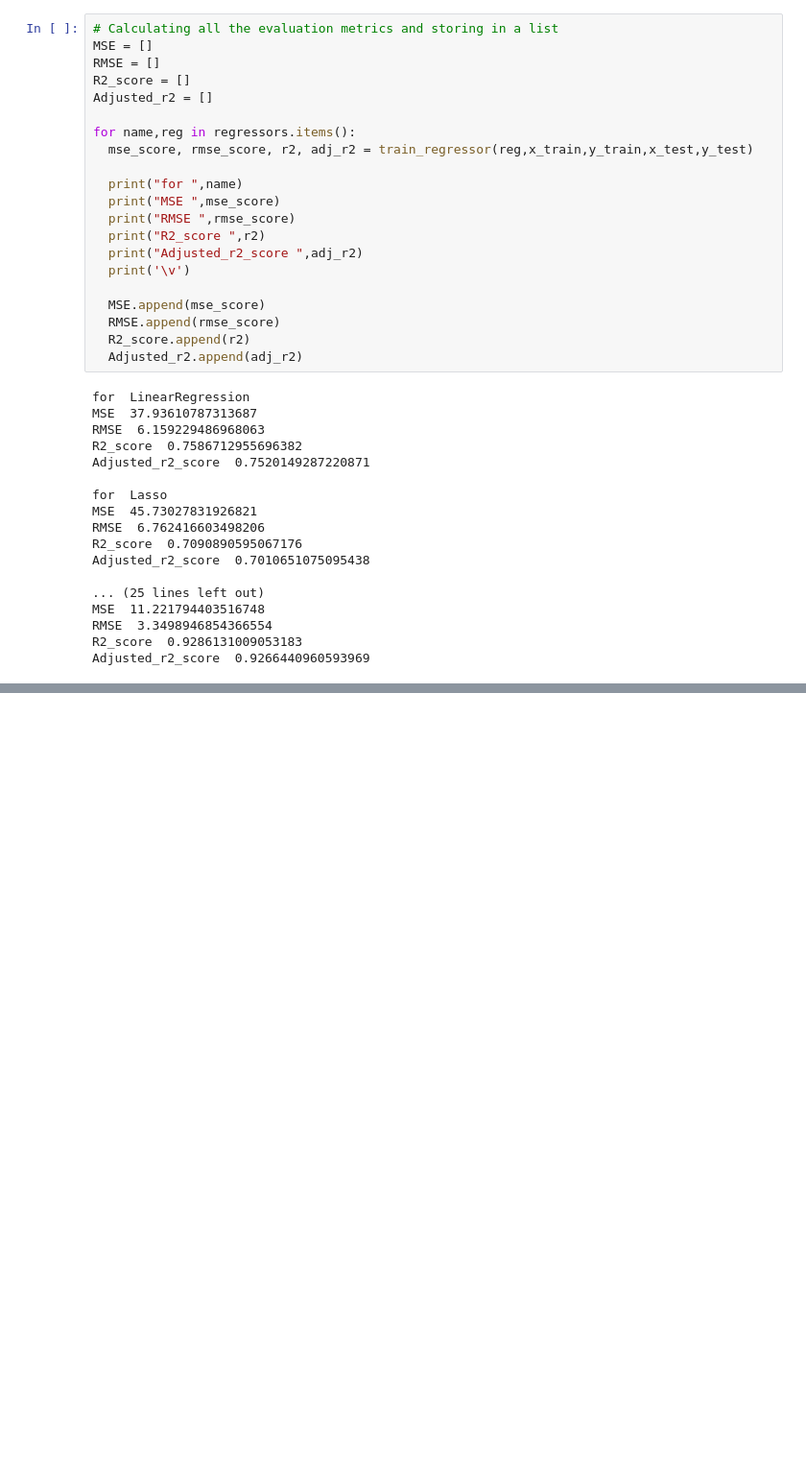
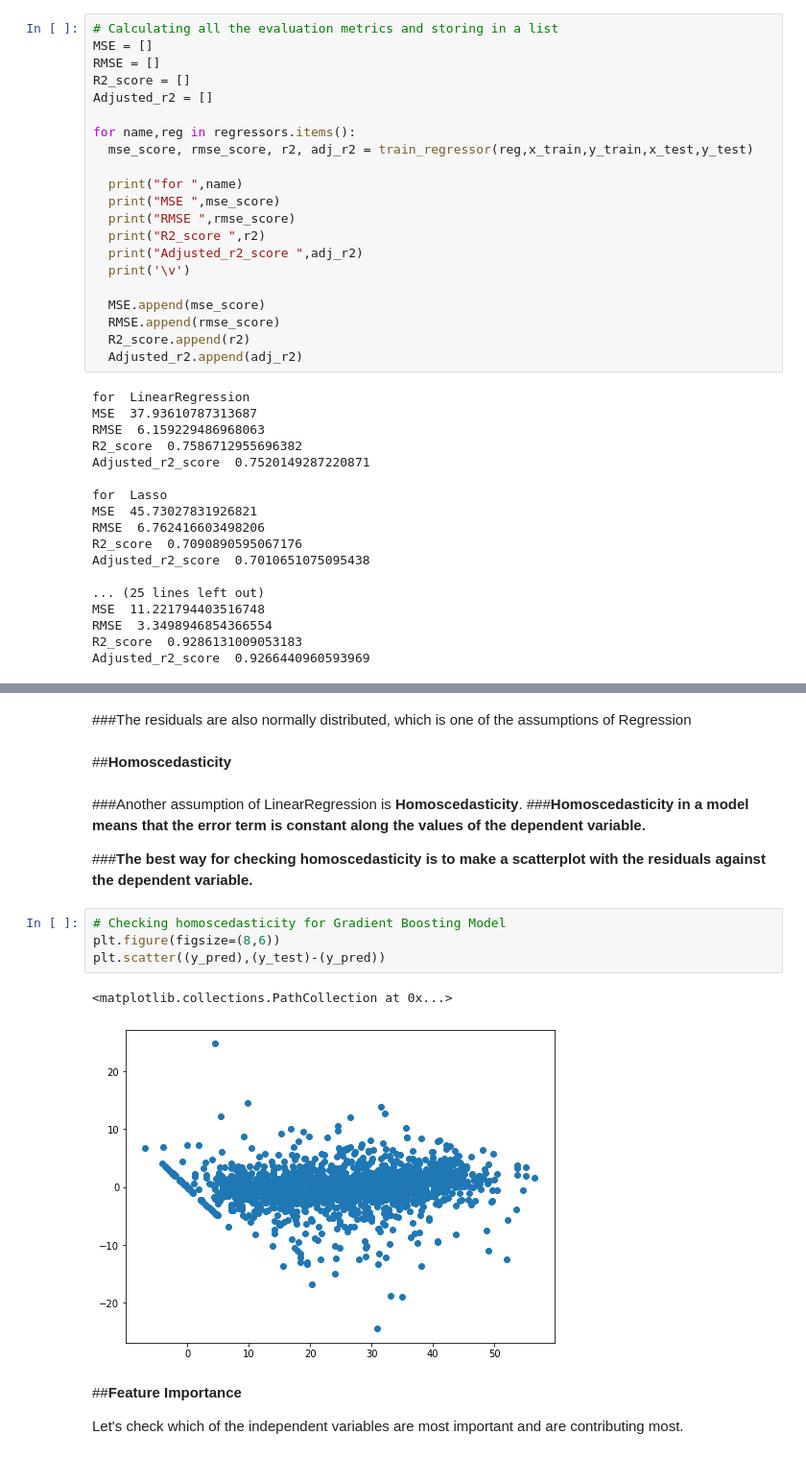
Before and after one commit to iamNirmeshGupta/Bike-Sharing-Demand-Prediction-, a Jupyter notebook: Bike_Sharing_Demand_Prediction_Capstone_Project_Nirmesh_Gupta.ipynb, the cells around one changed output, grey strips where cells are left out. Shown at 96% size. Saved outputs shown, nothing was run; the diff lists cells and outputs as text; blank space fills up the shorter version.

```diff
--- a/Bike_Sharing_Demand_Prediction_Capstone_Project_Nirmesh_Gupta.ipynb
+++ b/Bike_Sharing_Demand_Prediction_Capstone_Project_Nirmesh_Gupta.ipynb
@@ -685,0 +739,20 @@ Adjusted_r2_score  0.9266440960593969
+# %% [markdown]
+###The residuals are also normally distributed, which is one of the assumptions of Regression
+# %% [markdown]
+##**Homoscedasticity**
+# %% [markdown]
+###Another assumption of LinearRegression is **Homoscedasticity**.
+###**Homoscedasticity in a model means that the error term is constant along the values of the dependent variable.**
+
+###**The best way for checking homoscedasticity is to make a scatterplot with the residuals against the dependent variable.**
+# %%
+# Checking homoscedasticity for Gradient Boosting Model
+plt.figure(figsize=(8,6))
+plt.scatter((y_pred),(y_test)-(y_pred))
+# %% [output]
+<matplotlib.collections.PathCollection at 0x...>
+[figure, added]
+# %% [markdown]
+##**Feature Importance**
+
+Let's check which of the independent variables are most important and are contributing most.
```
Also changed, not shown: parts of 12 cells of this notebook.
